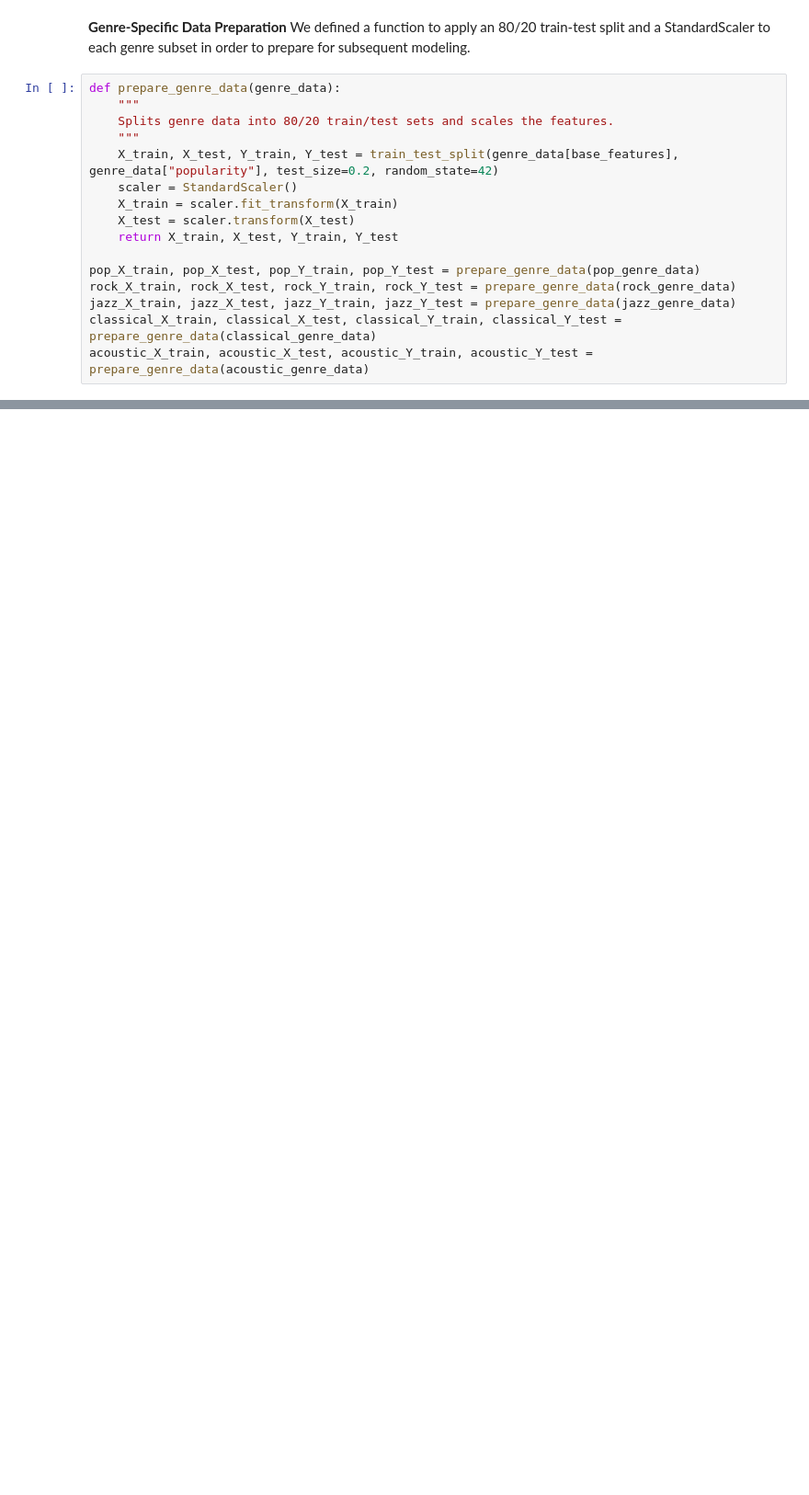
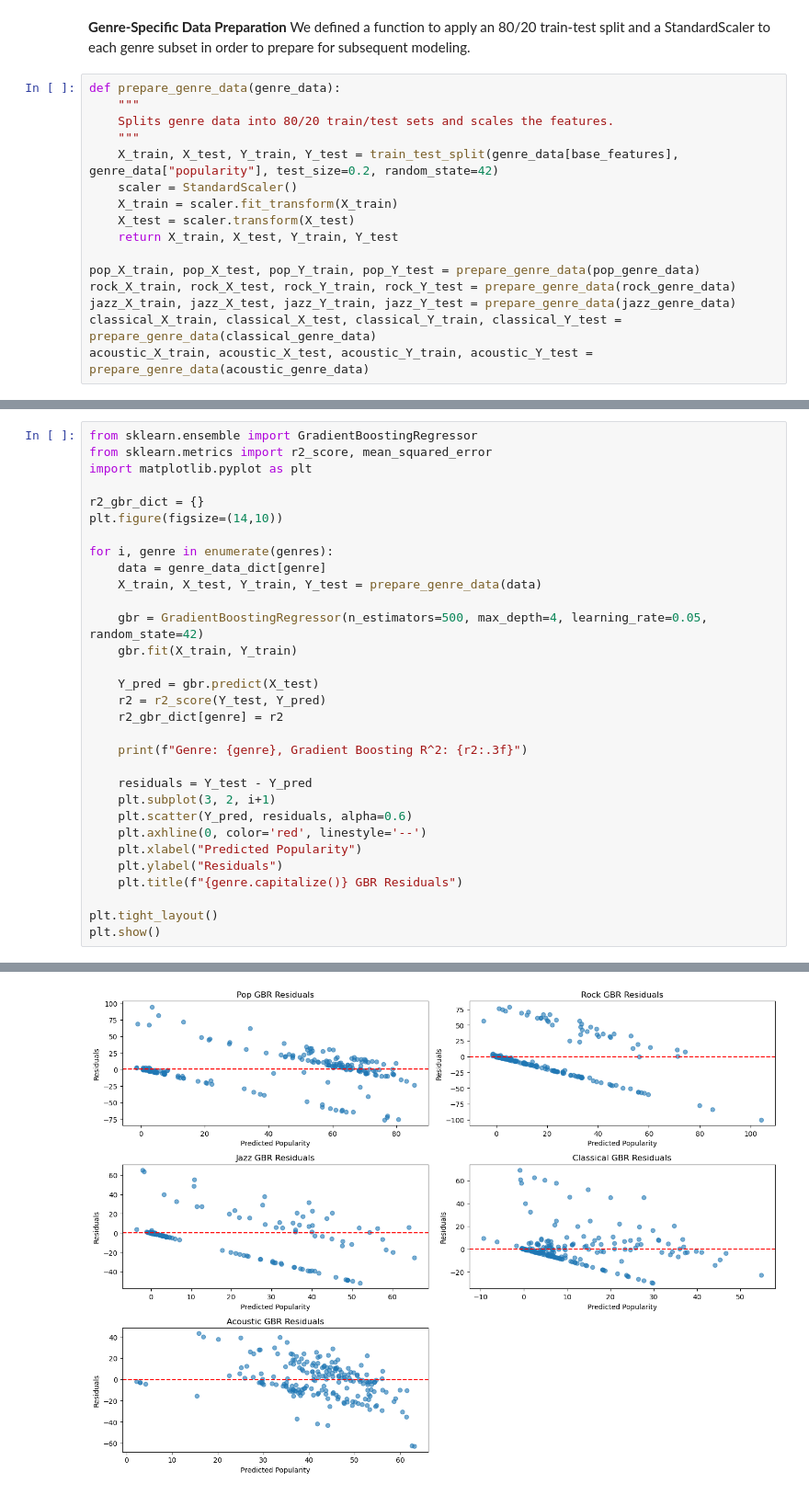
Before and after one commit to jonathand2028/Spotify-Track-Popularity-Analysis, a Jupyter notebook: main.ipynb, the cells around one changed output, grey strips where cells are left out. Shown at 92% size. Drawn from its saved outputs; the diff is of its cells as text; blank space fills up the shorter version.

```diff
--- a/main.ipynb
+++ b/main.ipynb
@@ -288,0 +431,32 @@ acoustic_X_train, acoustic_X_test, acoustic_Y_train, acoustic_Y_test = prepare_g
+# %%
+from sklearn.ensemble import GradientBoostingRegressor
+from sklearn.metrics import r2_score, mean_squared_error
+import matplotlib.pyplot as plt
+
+r2_gbr_dict = {}
+plt.figure(figsize=(14,10))
+
+for i, genre in enumerate(genres):
+    data = genre_data_dict[genre]
+    X_train, X_test, Y_train, Y_test = prepare_genre_data(data)
+
+    gbr = GradientBoostingRegressor(n_estimators=500, max_depth=4, learning_rate=0.05, random_state=42)
+    gbr.fit(X_train, Y_train)
+
+    Y_pred = gbr.predict(X_test)
+    r2 = r2_score(Y_test, Y_pred)
+    r2_gbr_dict[genre] = r2
+
+    print(f"Genre: {genre}, Gradient Boosting R^2: {r2:.3f}")
+
+    residuals = Y_test - Y_pred
+    plt.subplot(3, 2, i+1)
+    plt.scatter(Y_pred, residuals, alpha=0.6)
+    plt.axhline(0, color='red', linestyle='--')
+    plt.xlabel("Predicted Popularity")
+    plt.ylabel("Residuals")
+    plt.title(f"{genre.capitalize()} GBR Residuals")
+
+plt.tight_layout()
+plt.show()
+# %% [output]
@@ -288,0 +468 @@ acoustic_X_train, acoustic_X_test, acoustic_Y_train, acoustic_Y_test = prepare_g
+[figure, added]
```
Also changed, not shown: parts of 15 cells of this notebook.
